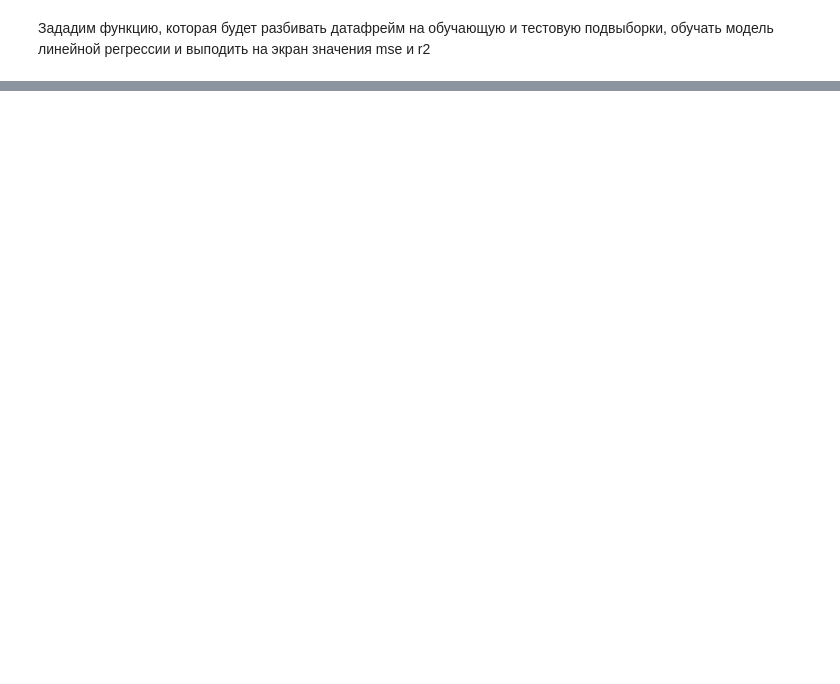
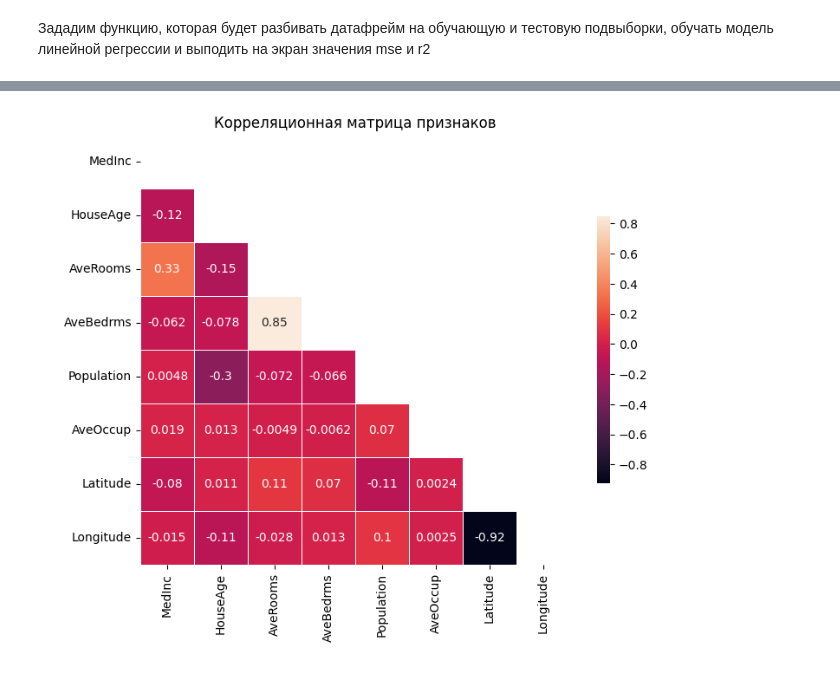
Before and after one commit to BalshowAndrew/ml_studying, a Jupyter notebook: aml/01_feml/07_hw_features.ipynb, the cells around one changed output, grey strips where cells are left out. Drawn from its saved outputs; the diff is of its cells as text; code cells hidden in the pictures; blank space fills up the shorter version.

```diff
--- a/aml/01_feml/07_hw_features.ipynb
+++ b/aml/01_feml/07_hw_features.ipynb
@@ -122,0 +156,3 @@ score_df
+# %%
+corr_matrix = df[df.columns[:-1]].corr()
+corr_matrix
@@ -122,0 +169,18 @@ score_df
+# %%
+mask = np.zeros_like(corr_matrix, dtype=np.bool_)
+mask[np.triu_indices_from(mask)] = True
+# %%
+f, ax = plt.subplots(figsize=(8, 8))
+
+sns.heatmap(corr_matrix,
+            annot=True,
+            mask=mask,
+            square=True,
+            linewidths=.5,
+            cbar_kws={"shrink": .5}
+           )
+plt.title('Корреляционная матрица признаков')
+plt.xlabel(' '); plt.ylabel(' ')
+plt.show()
+# %% [output]
+[figure, added]
```
Also changed, not shown: parts of 55 cells of this notebook.
